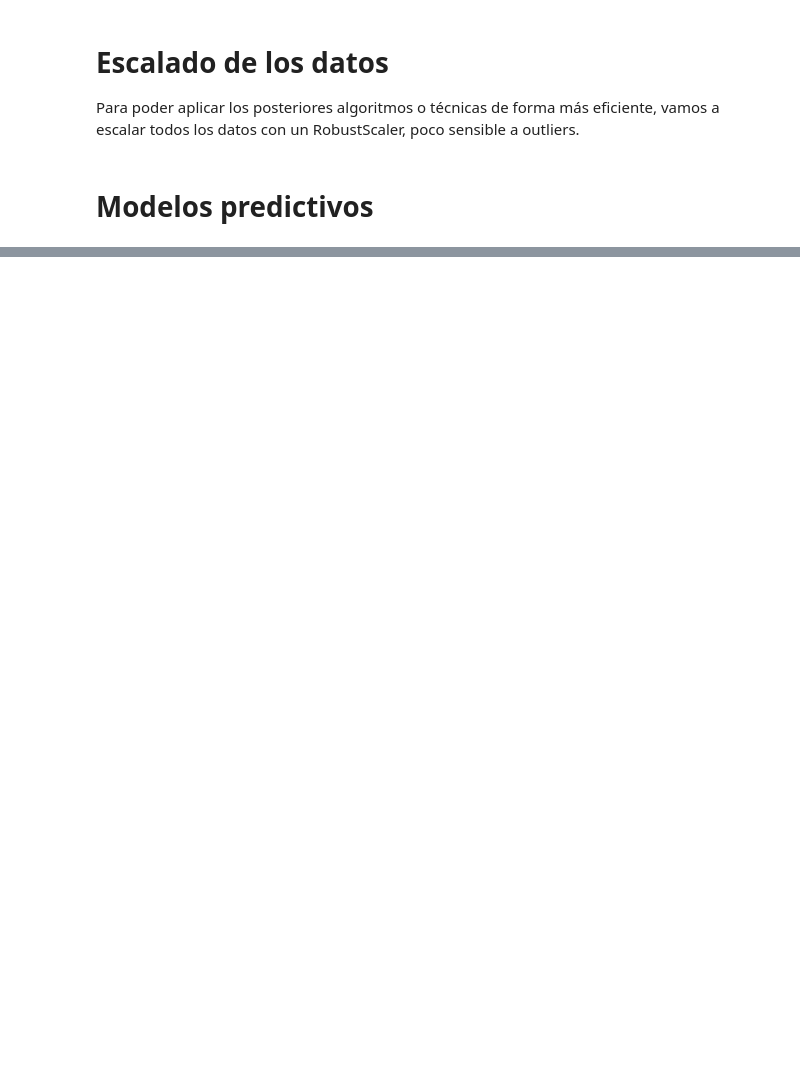
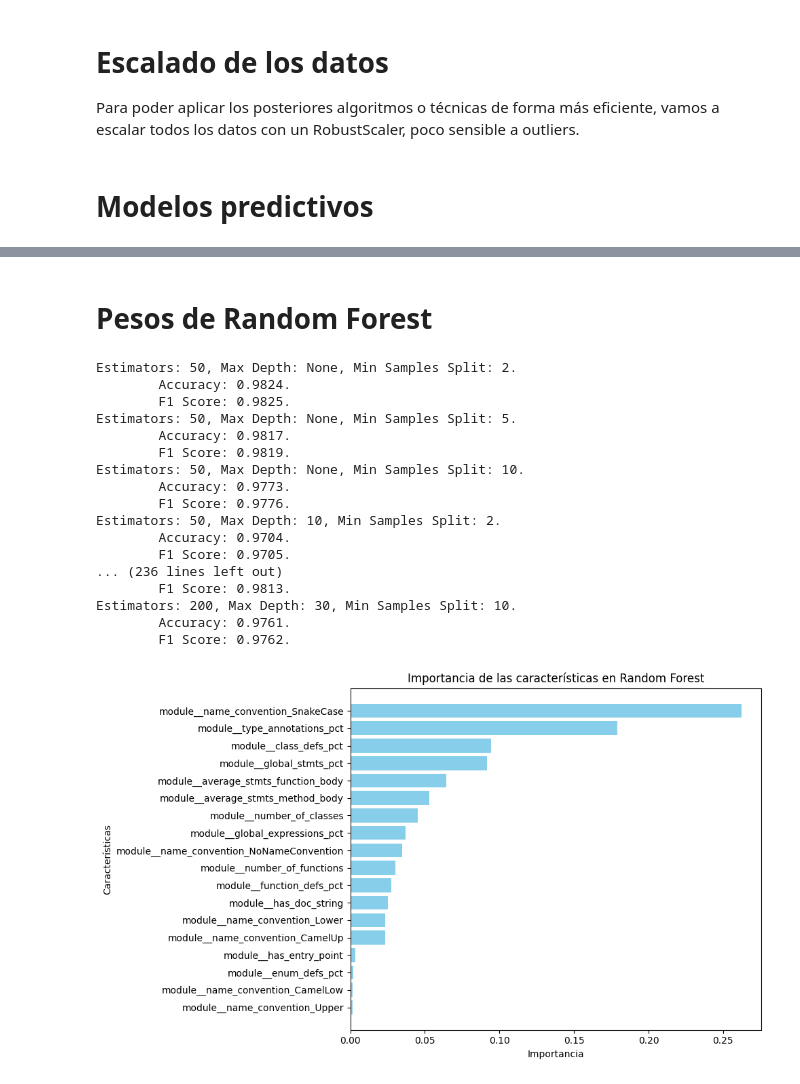
Before and after one commit to UO284262/PythonSourceCodeAnalysis, a Jupyter notebook: notebooks/02_modules.ipynb, the cells around one changed output, grey strips where cells are left out. Drawn from its saved outputs; the diff is of its cells as text; code cells hidden in the pictures; blank space fills up the shorter version.

```diff
--- a/notebooks/02_modules.ipynb
+++ b/notebooks/02_modules.ipynb
@@ -1088,8 +1089,8 @@ Support: 6.07%, Confidence: 100.00%
 # Escalado de los datos
 Para poder aplicar los posteriores algoritmos o técnicas de forma más eficiente, vamos a escalar todos los datos con un RobustScaler, poco sensible a outliers.
 # %%
-#scaler_rob = RobustScaler()
-#scaler_rob.fit(X)
-#X_scaled = pd.DataFrame(scaler_rob.transform(X), columns=X.columns, index=X.index)
+scaler_rob = RobustScaler()
+scaler_rob.fit(X)
+X_scaled = pd.DataFrame(scaler_rob.transform(X), columns=X.columns, index=X.index)
 # %% [markdown]
 # Modelos predictivos
@@ -1184,0 +1118,24 @@ plt.show()
+# %% [markdown]
+# Pesos de Random Forest
+# %%
+X_train, y_train, X_val, y_val = train_val_split(X, y, val_size = 0.2)
+random_forest_weights(X_train, y_train, X_val, y_val)
+# %% [output]
+Estimators: 50, Max Depth: None, Min Samples Split: 2.
+        Accuracy: 0.9824.
+        F1 Score: 0.9825.
+Estimators: 50, Max Depth: None, Min Samples Split: 5.
+        Accuracy: 0.9817.
+        F1 Score: 0.9819.
+Estimators: 50, Max Depth: None, Min Samples Split: 10.
+        Accuracy: 0.9773.
+        F1 Score: 0.9776.
+Estimators: 50, Max Depth: 10, Min Samples Split: 2.
+        Accuracy: 0.9704.
+        F1 Score: 0.9705.
+... (236 lines left out)
+        F1 Score: 0.9813.
+Estimators: 200, Max Depth: 30, Min Samples Split: 10.
+        Accuracy: 0.9761.
+        F1 Score: 0.9762.
+[figure, added]
```
Also changed, not shown: parts of 20 cells of this notebook, 1 other file.
